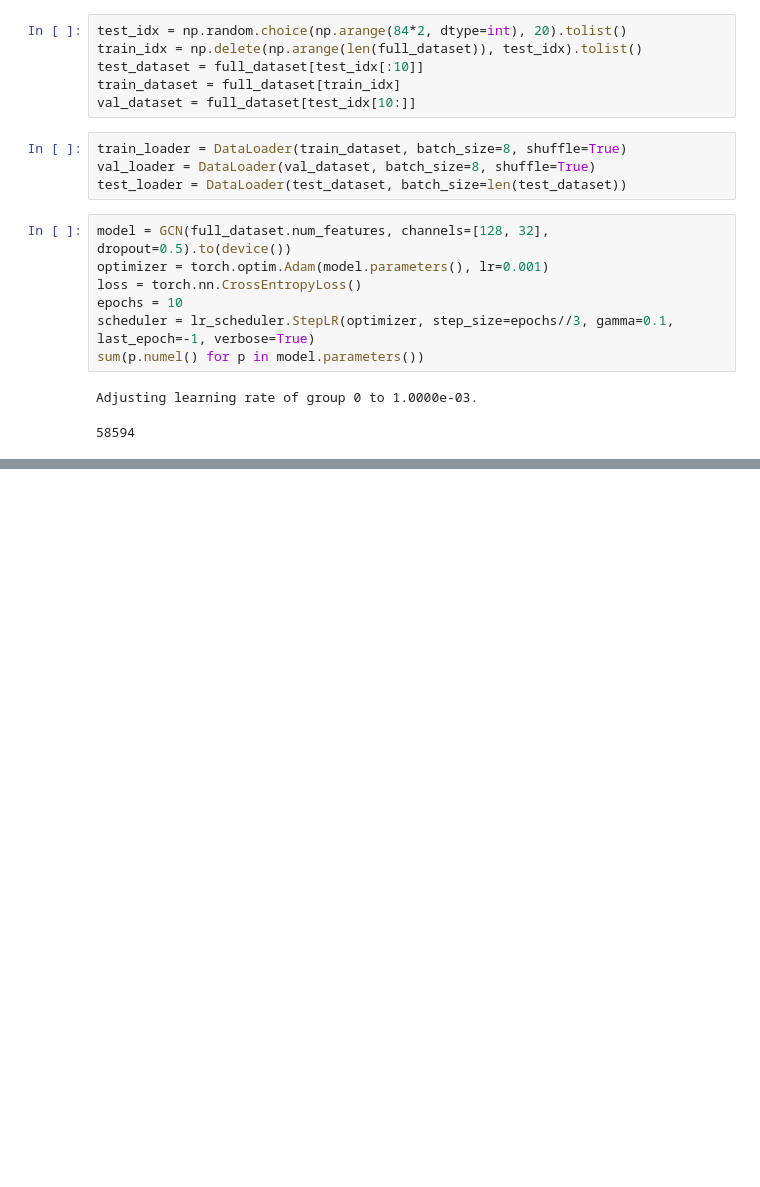
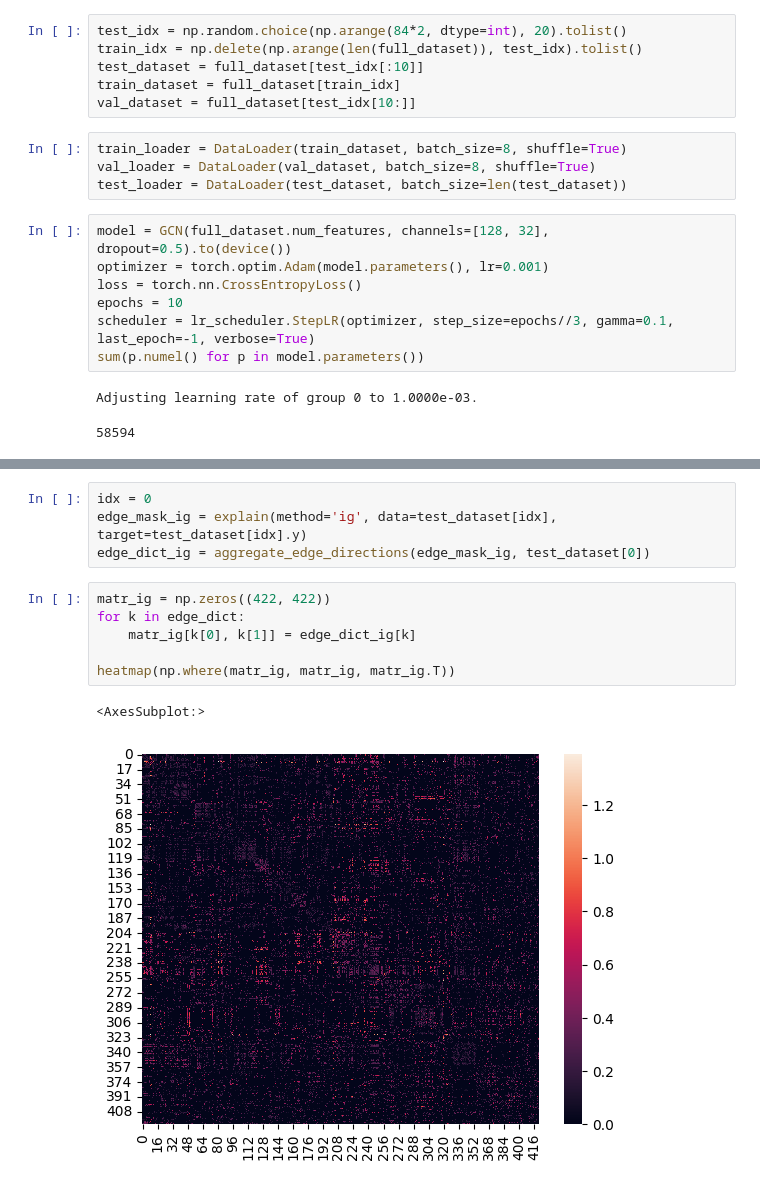
Before and after one commit to myxa/Open_Close_GNN, a Jupyter notebook: notebooks/model_explanation.ipynb, the cells around one changed output, grey strips where cells are left out. Saved outputs shown, nothing was run; the diff lists cells and outputs as text; blank space fills up the shorter version.

```diff
--- a/notebooks/model_explanation.ipynb
+++ b/notebooks/model_explanation.ipynb
@@ -87,0 +152,13 @@ eval_epoch(test_loader, model, loss)
+# %%
+idx = 0
+edge_mask_ig = explain(method='ig', data=test_dataset[idx], target=test_dataset[idx].y)
+edge_dict_ig = aggregate_edge_directions(edge_mask_ig, test_dataset[0])
+# %%
+matr_ig = np.zeros((422, 422))
+for k in edge_dict:
+    matr_ig[k[0], k[1]] = edge_dict_ig[k]
+
+heatmap(np.where(matr_ig, matr_ig, matr_ig.T))
+# %% [output]
+<AxesSubplot:>
+[figure, added]
```
Also changed, not shown: parts of 24 cells of this notebook, 3 other files.
